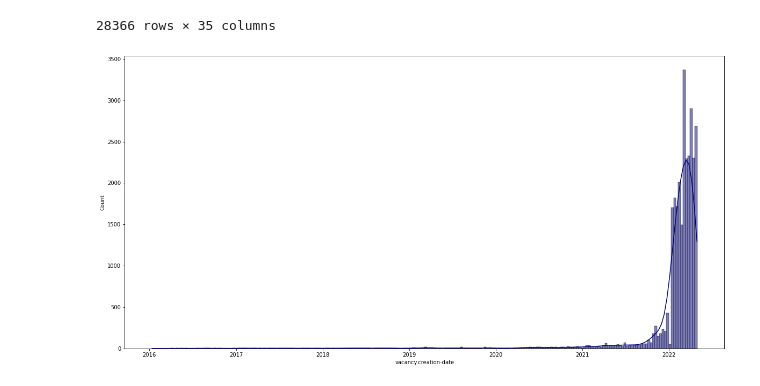
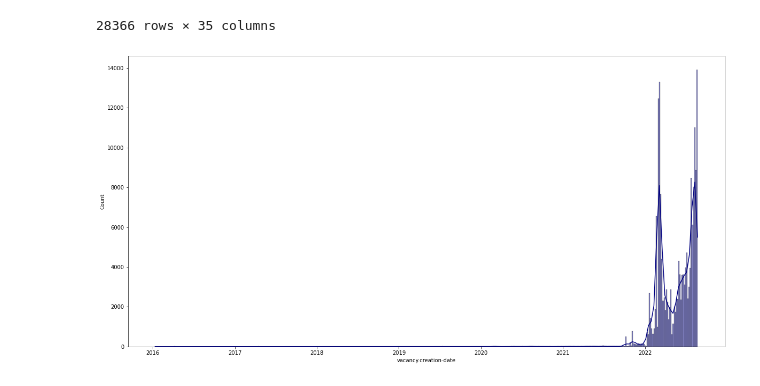
Before and after one commit to mgguseva/Job_research, a Jupyter notebook: Rabota_Rossii_all_vacancies/trud_vsem_local.ipynb, the cells around one changed output. Cells and saved outputs as stored; diff of their text form; code cells hidden in the pictures.

```diff
--- a/Rabota_Rossii_all_vacancies/trud_vsem_local.ipynb
+++ b/Rabota_Rossii_all_vacancies/trud_vsem_local.ipynb
@@ -73,14 +73,16 @@ with open('full_data.json', 'r') as file:
 import pandas as pd
 import json
 
-with open('first_data.json', 'r') as file1:
+with open('backup.json', 'r') as file1:
     df1 = pd.json_normalize(json.load(file1))
 
-with open('second_data.json', 'r') as file2:
+with open('full_data08.json', 'r') as file2:
     df2 = pd.json_normalize(json.load(file2))
 
-with open('third_data.json', 'r') as file3:
-    df3 = pd.json_normalize(json.load(file3))
+# with open('third_data.json', 'r') as file3:
+#     df3 = pd.json_normalize(json.load(file3))
 
-df4 = pd.concat([df1, df2], sort = False, axis = 0)
-df = pd.concat([df4, df3], sort = False, axis = 0)
+df = pd.concat([df1, df2], sort = False, axis = 0)
+# df = pd.concat([df4, df3], sort = False, axis = 0)
+# %%
+df.drop_duplicates(subset=['vacancy.id'],keep='first',inplace=True)
@@ -152,4 +182,4 @@ def change_date(x):
 
     return date
 
-df_filtered["vacancy.creation-date"] = df_filtered["vacancy.creation-date"].apply(change_date)
+df_result["vacancy.creation-date"] = df_result["vacancy.creation-date"].apply(change_date)
@@ -157,13 +203,13 @@ df_filtered["vacancy.creation-date"] = df_filtered["vacancy.creation-date"].appl
 """Валидируем корректность даты"""
 
 def clean_date(x):
-    if x > datetime.strptime('2022-05-01', "%Y-%m-%d"):
+    if x > datetime.strptime('2022-08-24', "%Y-%m-%d"):
         return None
     elif x < datetime.strptime('2016-01-01', "%Y-%m-%d"):
         return None
     return x
 
-df_filtered["vacancy.creation-date"] = df_filtered["vacancy.creation-date"].apply(clean_date)
+df_result["vacancy.creation-date"] = df_result["vacancy.creation-date"].apply(clean_date)
 # %%
 df_result.info()
 # %% [output]
@@ -206,11 +252,11 @@ df_result
 # %%
 """Визуализируем распредение вакансий по времени создания"""
 import matplotlib.pyplot as plt
 import seaborn as sns
 
 plt.figure(figsize=(20, 10))
-sns.histplot(data=df_result, x='vacancy.creation-date', color = 'navy', binwidth = 10, kde = True)
+sns.histplot(data=df_result, x='vacancy.creation-date', color = 'navy', kde = True)
 plt.show()
 # %% [output]
-[figure, old version]
+[figure, new version]
 # %%
```
Also changed, not shown: parts of 16 cells of this notebook, 10 other files.
